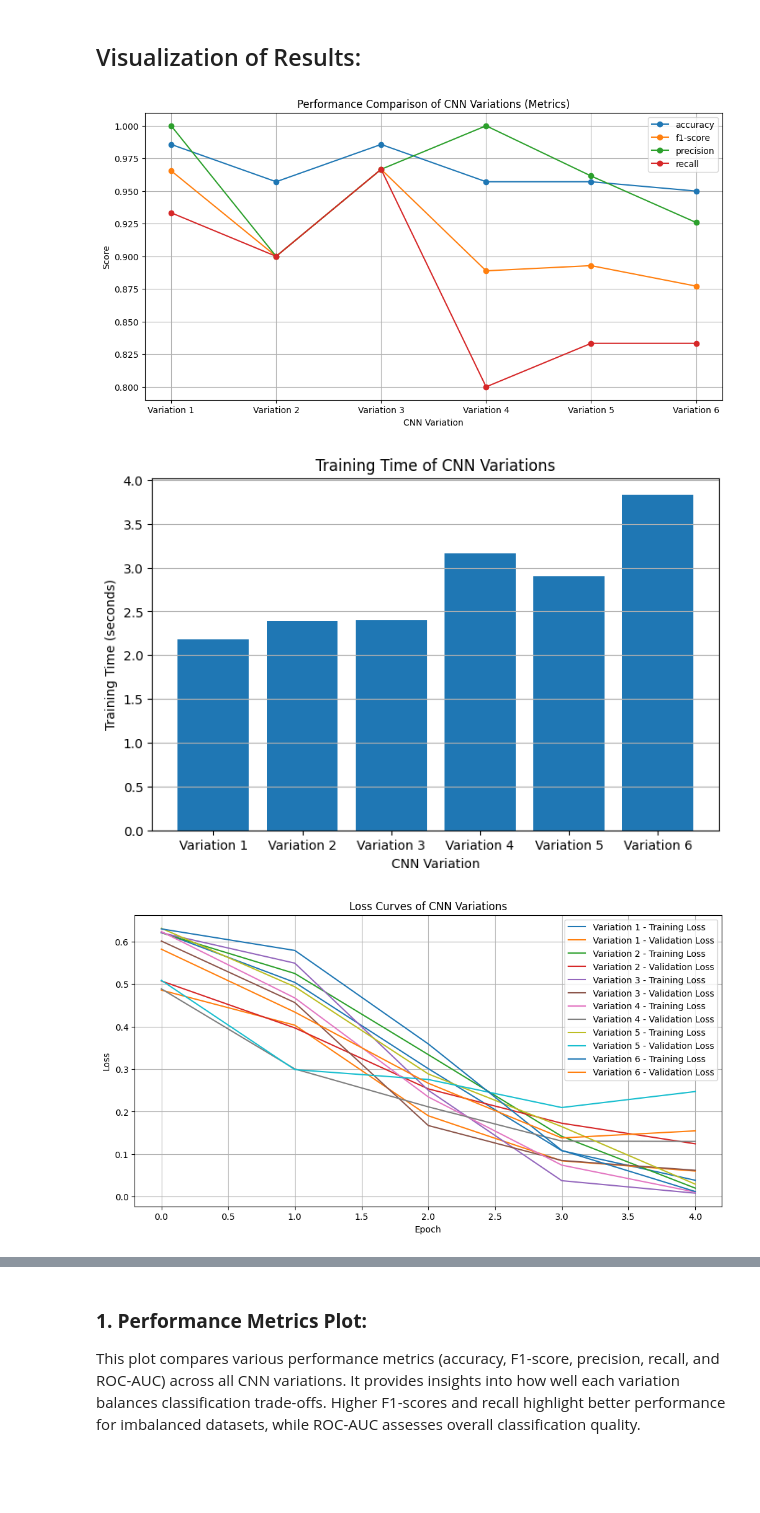
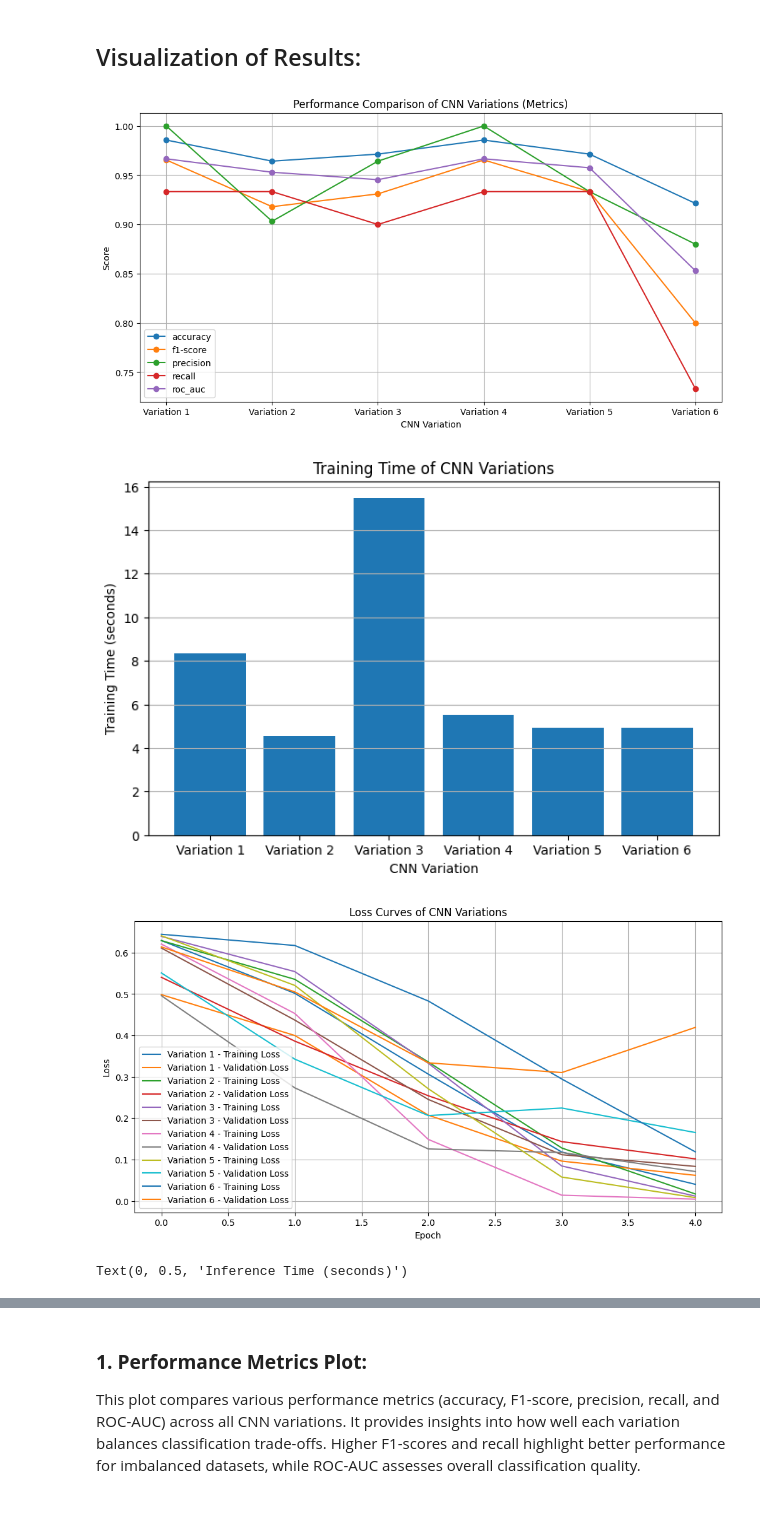
Before and after one commit to sab110/Knowledge-Graph, a Jupyter notebook: project2_milestone_1.ipynb, the cells around one changed output, grey strips where cells are left out. Cells and saved outputs as stored; diff of their text form; code cells hidden in the pictures; blank space fills up the shorter version.

```diff
--- a/project2_milestone_1.ipynb
+++ b/project2_milestone_1.ipynb
@@ -274,12 +274,14 @@ def train_and_evaluate_cnn(model_function, train_data, test_data):
     f1 = f1_score(test_labels, y_pred)
     precision = precision_score(test_labels, y_pred)
     recall = recall_score(test_labels, y_pred)
+    roc_auc = roc_auc_score(test_labels, y_pred)
 
     return {
         'accuracy': accuracy,
         'f1-score': f1,
         'precision': precision,
         'recall': recall,
+        'roc_auc': roc_auc,
         'training_time': training_time,
         'inference_time': inference_time,
         'loss': history.history['loss'],
@@ -380,8 +384,8 @@ Epoch 5/5
 # %% [markdown]
 ## Visualization of Results:
 # %%
-# Visualization of Results: Accuracy, F1-Score, Precision, and Recall
-metrics = ['accuracy', 'f1-score', 'precision', 'recall']
+# Visualization of Results: Accuracy, F1-Score, Precision, Recall, and ROC-AUC
+metrics = ['accuracy', 'f1-score', 'precision', 'recall', 'roc_auc']
 plt.figure(figsize=(12, 6))
 for i, metric in enumerate(metrics):
     scores = [results[name][metric] for name, _ in variations]
@@ -401,35 +405,34 @@ plt.figure(figsize=(8, 5))
 plt.bar(range(1, 7), training_times, tick_label=[name for name, _ in variations])
 plt.title('Training Time of CNN Variations')
 plt.xlabel('CNN Variation')
 plt.ylabel('Training Time (seconds)')
 plt.grid(axis='y')
 plt.show()
 
 # Visualization of Loss Curves
 plt.figure(figsize=(12, 6))
 for i, (name, _) in enumerate(variations):
     loss = results[name]['loss']
     val_loss = results[name]['val_loss']
     plt.plot(loss, label=f'{name} - Training Loss')
     plt.plot(val_loss, label=f'{name} - Validation Loss')
 
 plt.title('Loss Curves of CNN Variations')
 plt.xlabel('Epoch')
 plt.ylabel('Loss')
 plt.legend()
 plt.grid()
 plt.show()
 
 # Inference Time
 inference_times = [results[name]['inference_time'] for name, _ in variations]
 plt.figure(figsize=(10, 6))
 plt.bar(range(1, 7), inference_times, tick_label=[name for name, _ in variations])
 plt.title('Inference Time of CNN Variations')
 plt.xlabel('CNN Variation')
 plt.ylabel('Inference Time (seconds)')
-plt.grid(axis='y')
-plt.show()
 # %% [output]
-[figure, old version]
+[figure, new version]
-[figure, old version]
+[figure, new version]
-[figure, old version]
+[figure, new version]
+Text(0, 0.5, 'Inference Time (seconds)')
```
Also changed, not shown: parts of 4 cells of this notebook.
